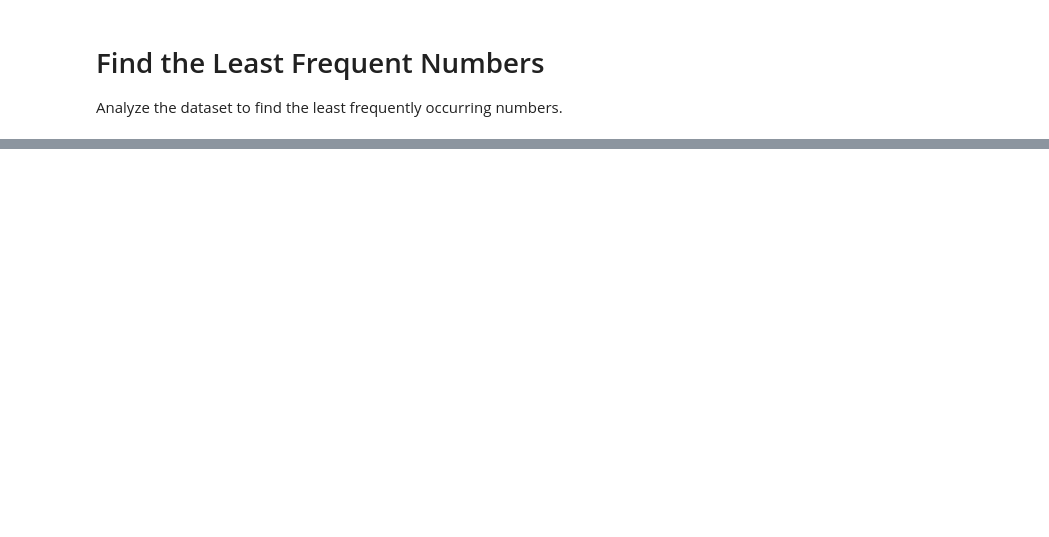
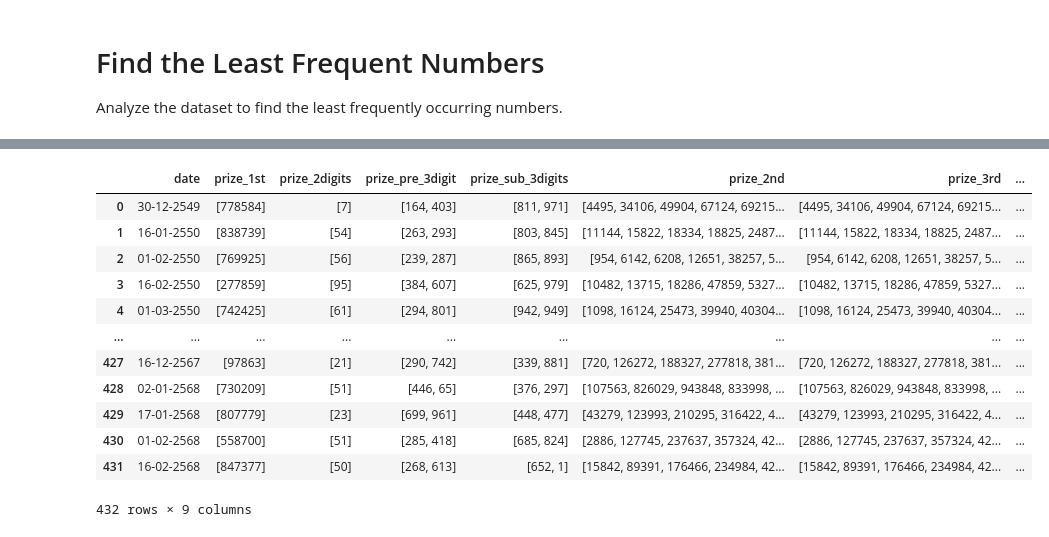
Before and after one commit to constantcmu/Data-Set-Thai-Lotto, a Jupyter notebook: Matplotlib_Pandas_for_analy.ipynb, the cells around one changed output, grey strips where cells are left out. Saved outputs shown, nothing was run; the diff lists cells and outputs as text; code cells hidden in the pictures; blank space fills up the shorter version.

```diff
--- a/Matplotlib_Pandas_for_analy.ipynb
+++ b/Matplotlib_Pandas_for_analy.ipynb
@@ -172,0 +262,16 @@ plt.show()
+# %%
+df
+# %% [output]
+|  | date | prize_1st | prize_2digits | prize_pre_3digit | prize_sub_3digits | prize_2nd | prize_3rd | ... |
+| 0 | 30-12-2549 | [778584] | [7] | [164, 403] | [811, 971] | [4495, 34106, 49904, 67124, 69215... | [4495, 34106, 49904, 67124, 69215... | ... |
+| 1 | 16-01-2550 | [838739] | [54] | [263, 293] | [803, 845] | [11144, 15822, 18334, 18825, 2487... | [11144, 15822, 18334, 18825, 2487... | ... |
+| 2 | 01-02-2550 | [769925] | [56] | [239, 287] | [865, 893] | [954, 6142, 6208, 12651, 38257, 5... | [954, 6142, 6208, 12651, 38257, 5... | ... |
+| 3 | 16-02-2550 | [277859] | [95] | [384, 607] | [625, 979] | [10482, 13715, 18286, 47859, 5327... | [10482, 13715, 18286, 47859, 5327... | ... |
+| 4 | 01-03-2550 | [742425] | [61] | [294, 801] | [942, 949] | [1098, 16124, 25473, 39940, 40304... | [1098, 16124, 25473, 39940, 40304... | ... |
+| ... | ... | ... | ... | ... | ... | ... | ... | ... |
+| 427 | 16-12-2567 | [97863] | [21] | [290, 742] | [339, 881] | [720, 126272, 188327, 277818, 381... | [720, 126272, 188327, 277818, 381... | ... |
+| 428 | 02-01-2568 | [730209] | [51] | [446, 65] | [376, 297] | [107563, 826029, 943848, 833998, ... | [107563, 826029, 943848, 833998, ... | ... |
+| 429 | 17-01-2568 | [807779] | [23] | [699, 961] | [448, 477] | [43279, 123993, 210295, 316422, 4... | [43279, 123993, 210295, 316422, 4... | ... |
+| 430 | 01-02-2568 | [558700] | [51] | [285, 418] | [685, 824] | [2886, 127745, 237637, 357324, 42... | [2886, 127745, 237637, 357324, 42... | ... |
+| 431 | 16-02-2568 | [847377] | [50] | [268, 613] | [652, 1] | [15842, 89391, 176466, 234984, 42... | [15842, 89391, 176466, 234984, 42... | ... |
+432 rows × 9 columns
```
Also changed, not shown: parts of 16 cells of this notebook, 14 other files.
